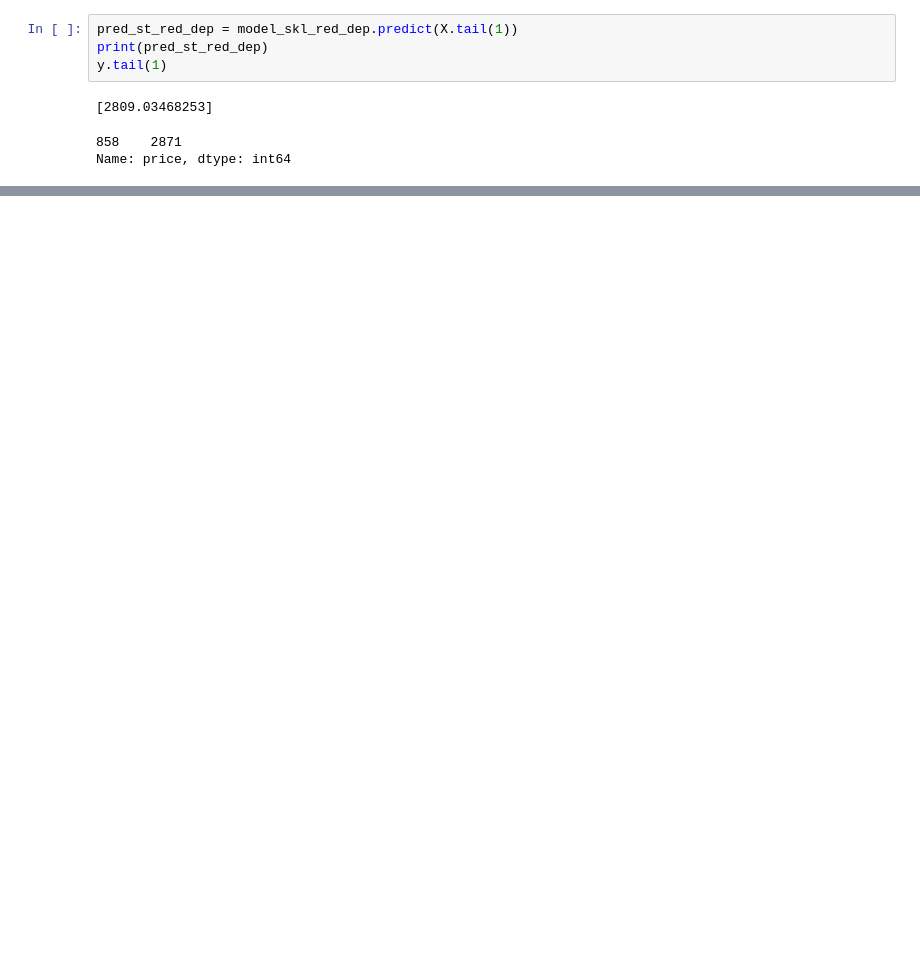
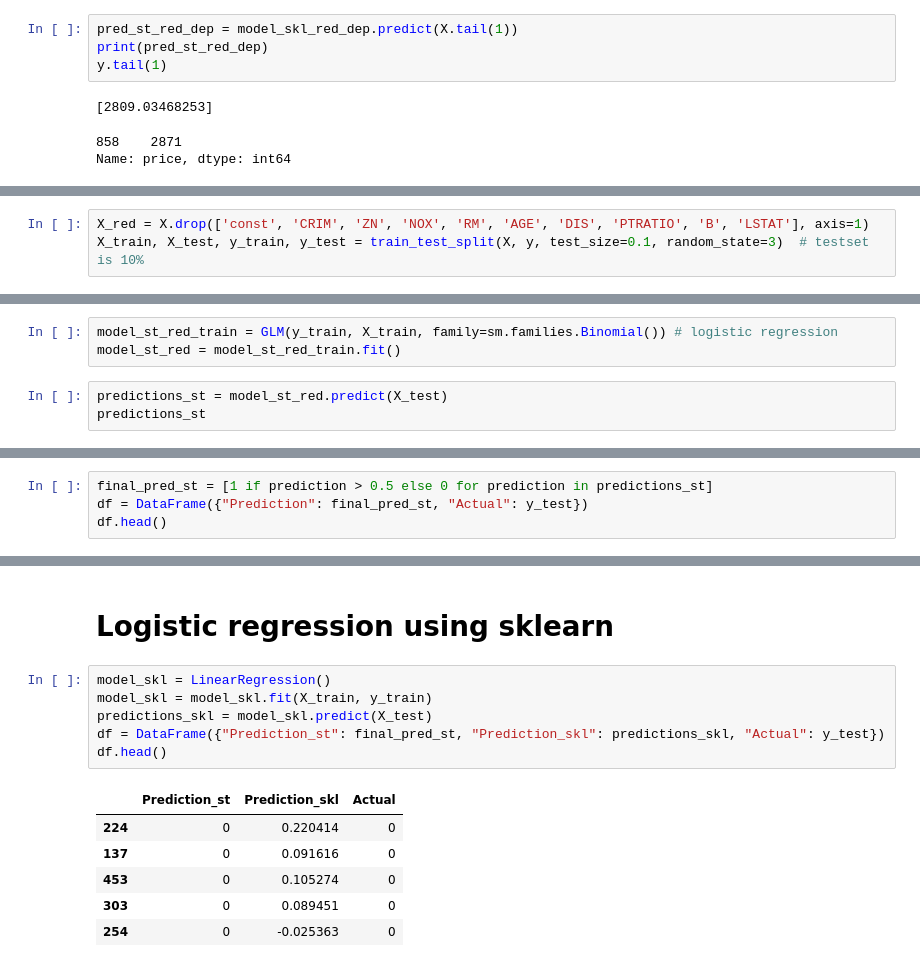
Before and after one commit to saiful-aromax/AroAI, a Jupyter notebook: B9AI102 ML PR/GLM_CA_aromax.ipynb, the cells around one changed output, grey strips where cells are left out. Drawn from its saved outputs; the diff is of its cells as text; blank space fills up the shorter version.

```diff
--- a/B9AI102 ML PR/GLM_CA_aromax.ipynb
+++ b/B9AI102 ML PR/GLM_CA_aromax.ipynb
@@ -343,0 +432,3 @@ Name: price, dtype: int64
+# %%
+X_red = X.drop(['const', 'CRIM', 'ZN', 'NOX', 'RM', 'AGE', 'DIS', 'PTRATIO', 'B', 'LSTAT'], axis=1)
+X_train, X_test, y_train, y_test = train_test_split(X, y, test_size=0.1, random_state=3)  # testset is 10%
@@ -343,0 +442,6 @@ Name: price, dtype: int64
+# %%
+model_st_red_train = GLM(y_train, X_train, family=sm.families.Binomial()) # logistic regression
+model_st_red = model_st_red_train.fit()
+# %%
+predictions_st = model_st_red.predict(X_test)
+predictions_st
@@ -343,0 +468,4 @@ Name: price, dtype: int64
+# %%
+final_pred_st = [1 if prediction > 0.5 else 0 for prediction in predictions_st]
+df = DataFrame({"Prediction": final_pred_st, "Actual": y_test})
+df.head()
@@ -343,0 +479,15 @@ Name: price, dtype: int64
+# %% [markdown]
+# Logistic regression using sklearn
+# %%
+model_skl = LinearRegression()
+model_skl = model_skl.fit(X_train, y_train)
+predictions_skl = model_skl.predict(X_test)
+df = DataFrame({"Prediction_st": final_pred_st, "Prediction_skl": predictions_skl, "Actual": y_test})
+df.head()
+# %% [output]
+|  | Prediction_st | Prediction_skl | Actual |
+| 224 | 0 | 0.220414 | 0 |
+| 137 | 0 | 0.091616 | 0 |
+| 453 | 0 | 0.105274 | 0 |
+| 303 | 0 | 0.089451 | 0 |
+| 254 | 0 | -0.025363 | 0 |
```
Also changed, not shown: parts of 18 cells of this notebook.
